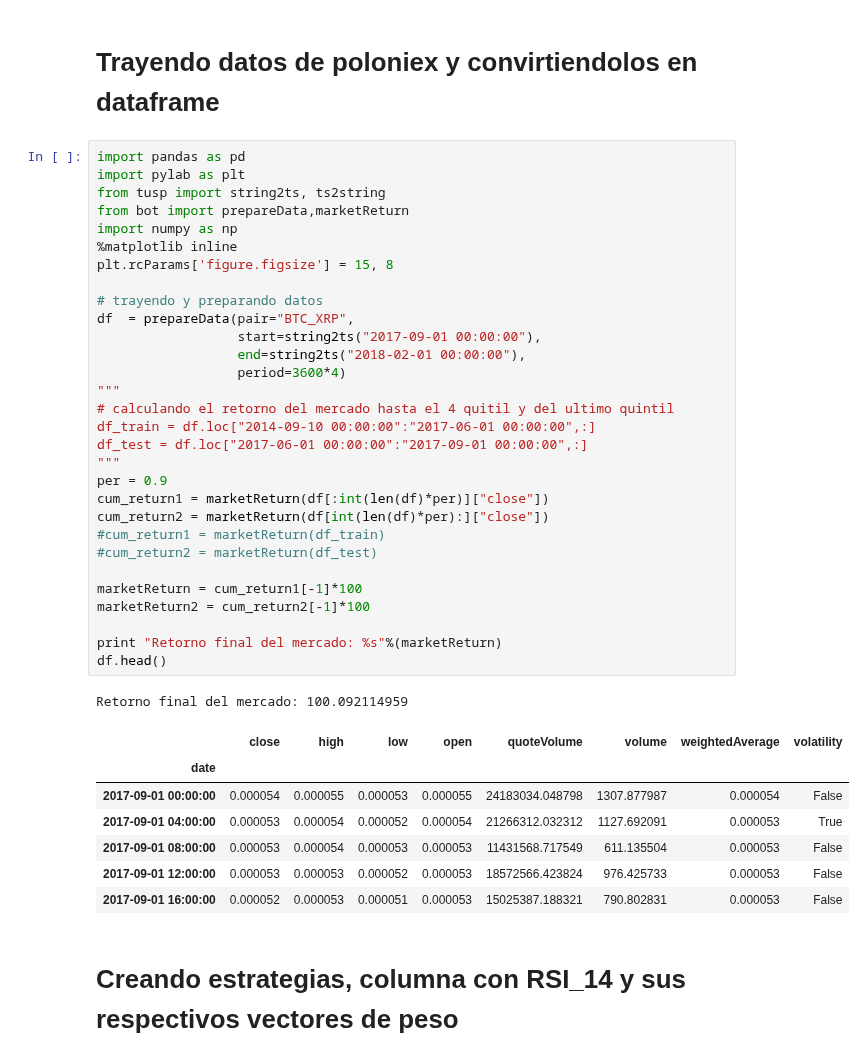
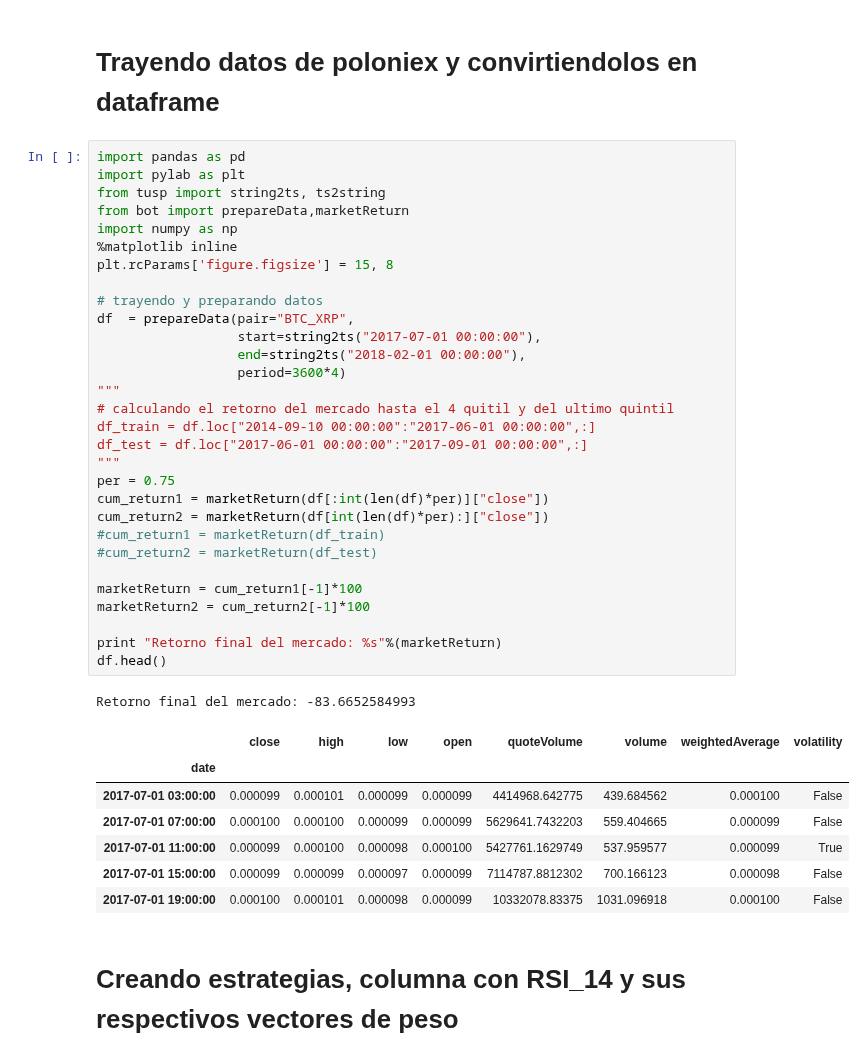
Before and after one commit to ADCryptoSolutions/adcb, a Jupyter notebook: ML strategy.ipynb, the cells around one changed output. Drawn from its saved outputs; the diff is of its cells as text.

```diff
--- a/ML strategy.ipynb
+++ b/ML strategy.ipynb
@@ -4,41 +4,41 @@
 import pandas as pd
 import pylab as plt
 from tusp import string2ts, ts2string
 from bot import prepareData,marketReturn
 import numpy as np
 %matplotlib inline
 plt.rcParams['figure.figsize'] = 15, 8
 
 # trayendo y preparando datos
 df  = prepareData(pair="BTC_XRP",
-                  start=string2ts("2017-09-01 00:00:00"),
+                  start=string2ts("2017-07-01 00:00:00"),
                   end=string2ts("2018-02-01 00:00:00"),
                   period=3600*4)
 """
 # calculando el retorno del mercado hasta el 4 quitil y del ultimo quintil
 df_train = df.loc["2014-09-10 00:00:00":"2017-06-01 00:00:00",:]
 df_test = df.loc["2017-06-01 00:00:00":"2017-09-01 00:00:00",:]
 """
-per = 0.9
+per = 0.75
 cum_return1 = marketReturn(df[:int(len(df)*per)]["close"])
 cum_return2 = marketReturn(df[int(len(df)*per):]["close"])
 #cum_return1 = marketReturn(df_train)
 #cum_return2 = marketReturn(df_test)
 
 marketReturn = cum_return1[-1]*100
 marketReturn2 = cum_return2[-1]*100
 
 print "Retorno final del mercado: %s"%(marketReturn)
 df.head()
 # %% [output]
-Retorno final del mercado: 100.092114959
+Retorno final del mercado: -83.6652584993
 |  | close | high | low | open | quoteVolume | volume | weightedAverage | volatility |
 | date |  |  |  |  |  |  |  |  |
-| 2017-09-01 00:00:00 | 0.000054 | 0.000055 | 0.000053 | 0.000055 | 24183034.048798 | 1307.877987 | 0.000054 | False |
-| 2017-09-01 04:00:00 | 0.000053 | 0.000054 | 0.000052 | 0.000054 | 21266312.032312 | 1127.692091 | 0.000053 | True |
-| 2017-09-01 08:00:00 | 0.000053 | 0.000054 | 0.000053 | 0.000053 | 11431568.717549 | 611.135504 | 0.000053 | False |
-| 2017-09-01 12:00:00 | 0.000053 | 0.000053 | 0.000052 | 0.000053 | 18572566.423824 | 976.425733 | 0.000053 | False |
-| 2017-09-01 16:00:00 | 0.000052 | 0.000053 | 0.000051 | 0.000053 | 15025387.188321 | 790.802831 | 0.000053 | False |
+| 2017-07-01 03:00:00 | 0.000099 | 0.000101 | 0.000099 | 0.000099 | 4414968.642775 | 439.684562 | 0.000100 | False |
+| 2017-07-01 07:00:00 | 0.000100 | 0.000100 | 0.000099 | 0.000099 | 5629641.7432203 | 559.404665 | 0.000099 | False |
+| 2017-07-01 11:00:00 | 0.000099 | 0.000100 | 0.000098 | 0.000100 | 5427761.1629749 | 537.959577 | 0.000099 | True |
+| 2017-07-01 15:00:00 | 0.000099 | 0.000099 | 0.000097 | 0.000099 | 7114787.8812302 | 700.166123 | 0.000098 | False |
+| 2017-07-01 19:00:00 | 0.000100 | 0.000101 | 0.000098 | 0.000099 | 10332078.83375 | 1031.096918 | 0.000100 | False |
 # %% [markdown]
 # Creando estrategias, columna con RSI_14 y sus respectivos vectores de peso
 # %%
```
Also changed, not shown: parts of 7 cells of this notebook, 3 other files.
